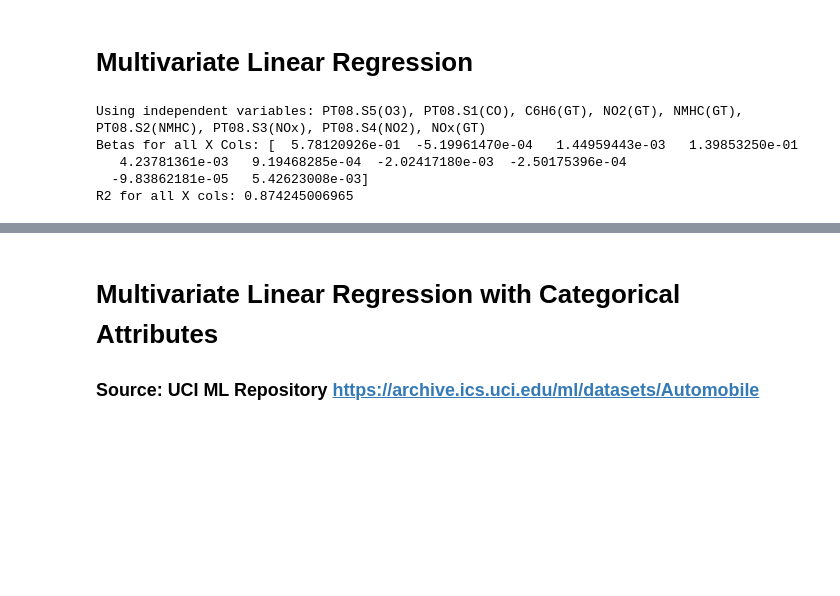
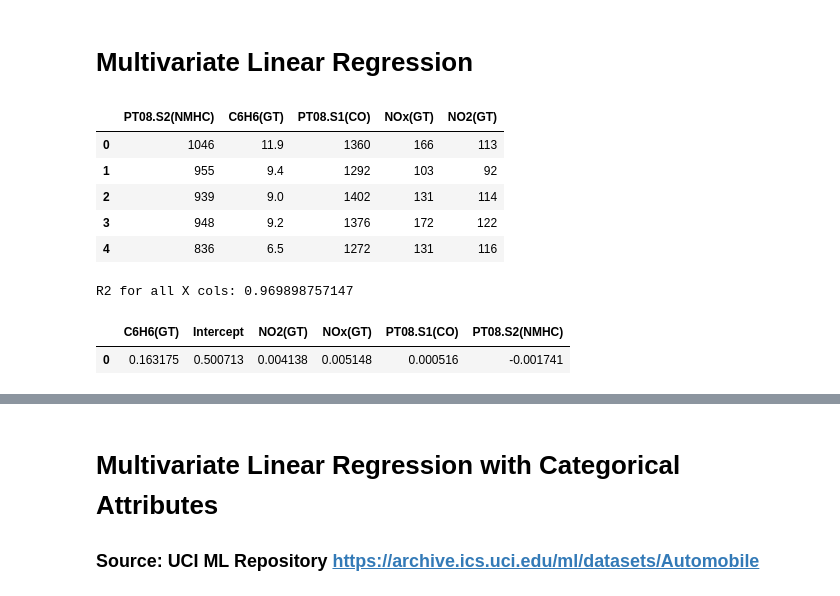
Before and after one commit to bcooper94/AdvancedDataMining, a Jupyter notebook: regression.ipynb, the cells around one changed output, grey strips where cells are left out. Drawn from its saved outputs; the diff is of its cells as text; code cells hidden in the pictures; blank space fills up the shorter version.

```diff
--- a/regression.ipynb
+++ b/regression.ipynb
@@ -70,14 +71,16 @@ def checkR2(x, y):
 # Returns 2 measures of R2: (1 - SSE / SST, SSR / SST)
 def computeR2(x, y, beta):
     yMean = np.mean(y)
-#     print('ComputeR2 X:', x)
+#     print('Y:', y)
+#     print('Y mean:', yMean)
     yPredicted = np.array([linRegEstimate(xVal, beta) for xVal in x])
-#     print('ComputeR2 yPredict:', yPredicted)
+#     print('Y predicted:', yPredicted)
     ssTotal = np.sum(np.square(y - yMean))
     ssRegression = np.sum(np.square(yPredicted - yMean))
     ssError = np.sum(np.square(y - yPredicted))
+#     print('SST={}, SSR={}, SSE={}'.format(ssTotal, ssRegression, ssError))
 
-    return 1 - (ssError / ssTotal), ssRegression / ssTotal
+    return 1 - ssError / ssRegression
 
 """
 Computes the accuracy, precision, recall, and F-score of a dataframe
@@ -278,21 +300,29 @@ plt.tight_layout()
 # %% [markdown]
 # Multivariate Linear Regression
 # %%
-airQualityMultiCols = list(set(airQualityXColNames) - set(['T', 'RH']))
-print('Using independent variables:', ', '.join(airQualityMultiCols))
+airQualityMultiCols = list(set(airQualityXColNames) - set(['T', 'RH',' PT08.S4(NOx)',
+                                                           'PT08.S4(NO2)', 'NMHC(GT)',
+                                                          'PT08.S3(NOx)', 'PT08.S5(O3)']))
+display(airQualityDf[airQualityMultiCols].head())
 
 multiAirQualityXVals = airQualityDf[airQualityMultiCols].as_matrix()
 
 multiAirQualityBeta, multiAirQualityR2 = computeLinRegBeta(
     multiAirQualityXVals, COValues)
 computedAirQualityR2 = computeR2(multiAirQualityXVals,
                                 COValues, multiAirQualityBeta)
+betaAttributeMap = {attr: beta for attr, beta in zip(['Intercept'] + airQualityMultiCols, multiAirQualityBeta)}
 
-print('Betas for all X Cols:', multiAirQualityBeta)
+# print('Betas for all X Cols:', multiAirQualityBeta)
 print('R2 for all X cols:', multiAirQualityR2)
+display(pd.DataFrame(betaAttributeMap, index=np.arange(1)))
 # %% [output]
+|  | PT08.S2(NMHC) | C6H6(GT) | PT08.S1(CO) | NOx(GT) | NO2(GT) |
+| 0 | 1046 | 11.9 | 1360 | 166 | 113 |
+| 1 | 955 | 9.4 | 1292 | 103 | 92 |
+| 2 | 939 | 9.0 | 1402 | 131 | 114 |
+| 3 | 948 | 9.2 | 1376 | 172 | 122 |
+| 4 | 836 | 6.5 | 1272 | 131 | 116 |
-Using independent variables: PT08.S5(O3), PT08.S1(CO), C6H6(GT), NO2(GT), NMHC(GT), PT08.S2(NMHC), PT08.S3(NOx), PT08.S4(NO2), NOx(GT)
-Betas for all X Cols: [  5.78120926e-01  -5.19961470e-04   1.44959443e-03   1.39853250e-01
-   4.23781361e-03   9.19468285e-04  -2.02417180e-03  -2.50175396e-04
-  -9.83862181e-05   5.42623008e-03]
-R2 for all X cols: 0.874245006965
+R2 for all X cols: 0.969898757147
+|  | C6H6(GT) | Intercept | NO2(GT) | NOx(GT) | PT08.S1(CO) | PT08.S2(NMHC) |
+| 0 | 0.163175 | 0.500713 | 0.004138 | 0.005148 | 0.000516 | -0.001741 |
```
Also changed, not shown: parts of 12 cells of this notebook, 8 other files.
